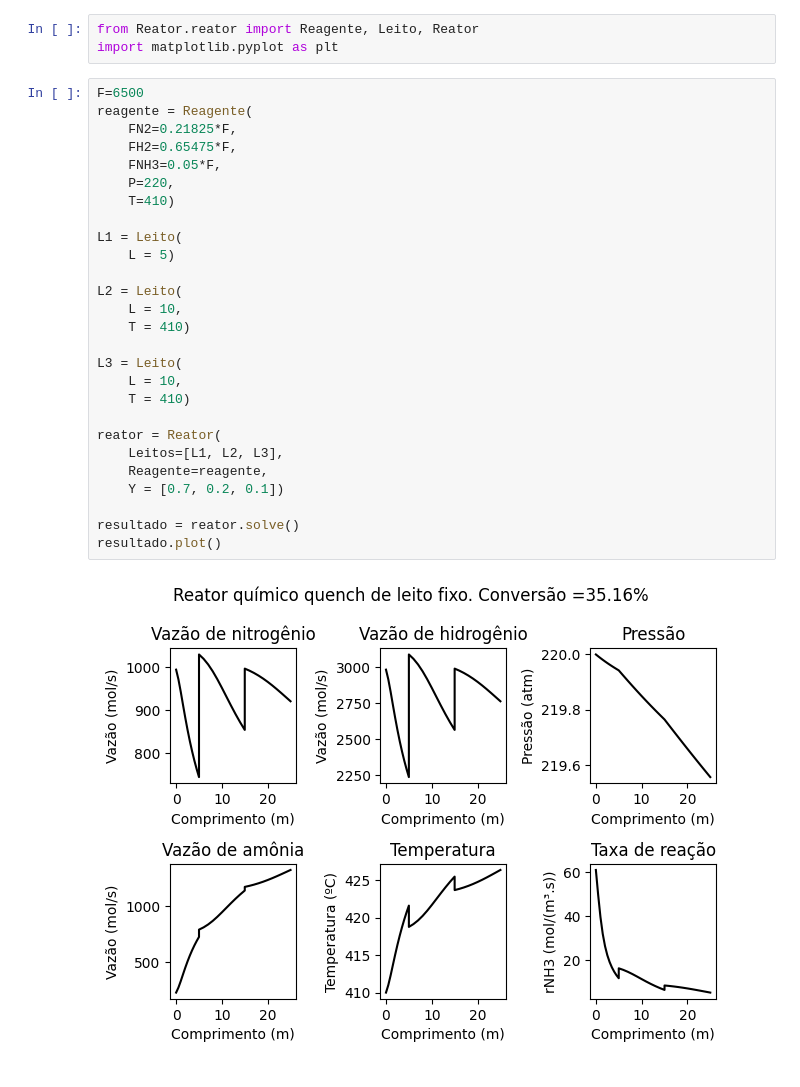
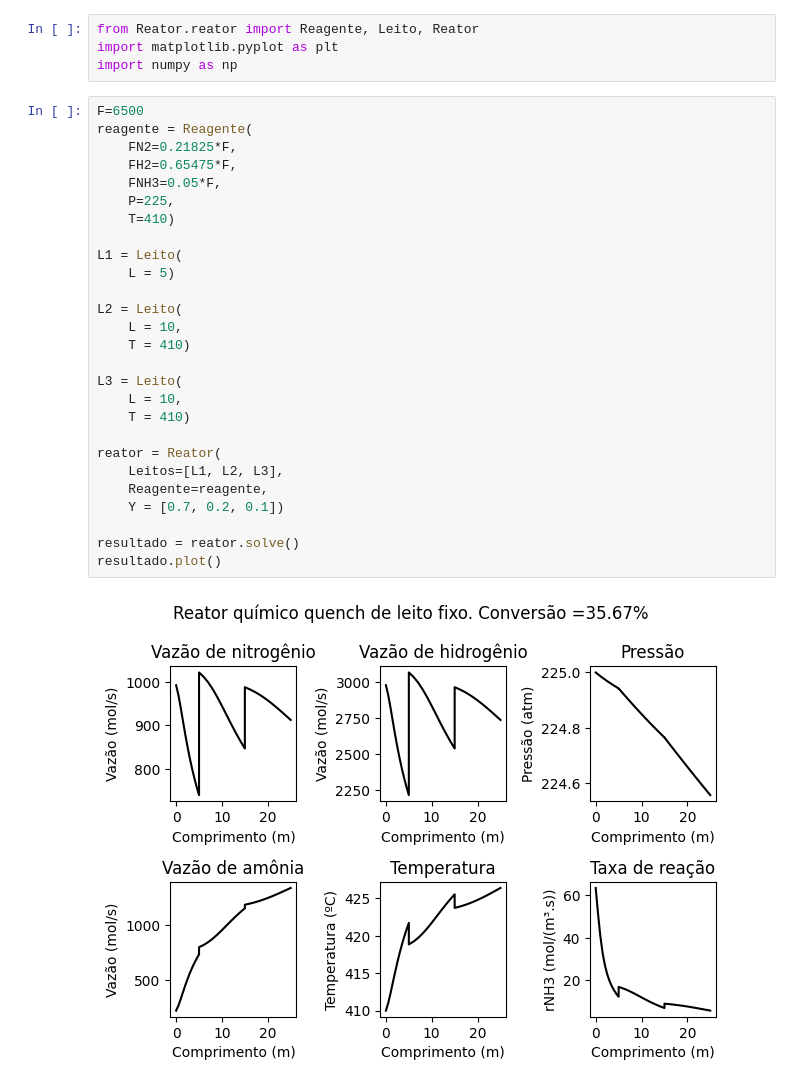
Before and after one commit to GustavoMarzullo/Reator-Quench, a Jupyter notebook: Notebook.ipynb, the cells around one changed output. Saved outputs shown, nothing was run; the diff lists cells and outputs as text.

```diff
--- a/Notebook.ipynb
+++ b/Notebook.ipynb
@@ -1,32 +1,33 @@
 # %%
 from Reator.reator import Reagente, Leito, Reator
 import matplotlib.pyplot as plt
+import numpy as np
 # %%
 F=6500
 reagente = Reagente(
     FN2=0.21825*F,
     FH2=0.65475*F,
     FNH3=0.05*F,
-    P=220,
+    P=225,
     T=410)
 
 L1 = Leito(
     L = 5)
 
 L2 = Leito(
     L = 10,
     T = 410)
 
 L3 = Leito(
     L = 10,
     T = 410)
 
 reator = Reator(
     Leitos=[L1, L2, L3],
     Reagente=reagente,
     Y = [0.7, 0.2, 0.1])
 
 resultado = reator.solve()
 resultado.plot()
 # %% [output]
-[figure, old version]
+[figure, new version]
```
Also changed, not shown: parts of 6 cells of this notebook, 2 other files.
